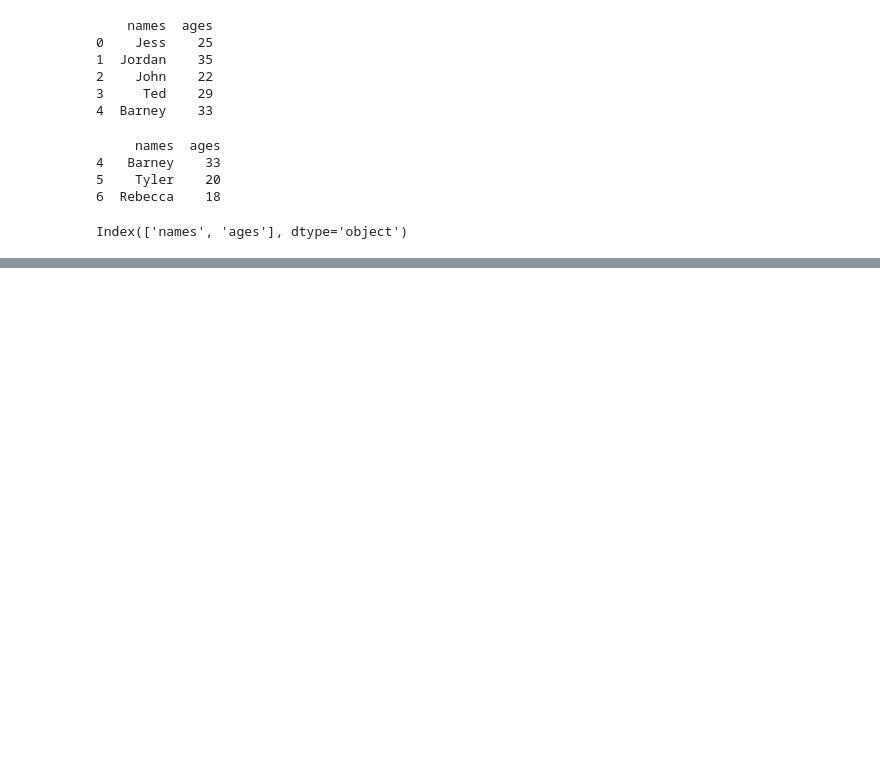
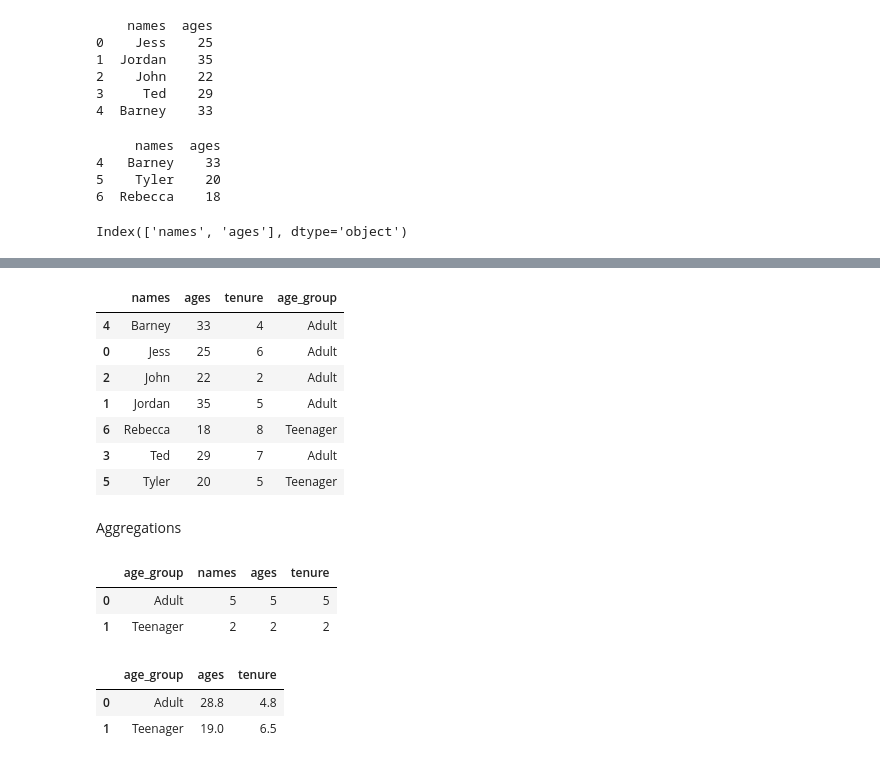
Before and after one commit to agarwalkirti27/python_bootcamp_Milliken, a Jupyter notebook: week10.ipynb, the cells around one changed output, grey strips where cells are left out. Saved outputs shown, nothing was run; the diff lists cells and outputs as text; code cells hidden in the pictures; blank space fills up the shorter version.

```diff
--- a/week10.ipynb
+++ b/week10.ipynb
@@ -164,0 +252,42 @@ Index(['names', 'ages'], dtype='object')
+# %%
+#apply() Feature engineering
+
+#feature engineering a column from known data using a UDF(user defined function)
+
+def ageGroup(age):
+    return "Teenager" if age < 21 else "Adult"
+
+df["age_group"] = df["ages"].apply(ageGroup)
+df.head(10)
+
+# Note When you need to apply a value based on multiple columns, you must set
+# the axis = 1.
+# %% [output]
+|  | names | ages | tenure | age_group |
+| 4 | Barney | 33 | 4 | Adult |
+| 0 | Jess | 25 | 6 | Adult |
+| 2 | John | 22 | 2 | Adult |
+| 1 | Jordan | 35 | 5 | Adult |
+| 6 | Rebecca | 18 | 8 | Teenager |
+| 3 | Ted | 29 | 7 | Adult |
+| 5 | Tyler | 20 | 5 | Teenager |
+# %% [markdown]
+Aggregations
+# %%
+#groupby()
+
+#grouping the records together into a count to check records in each age group
+df.groupby("age_group", as_index = False).count().head()
+# %% [output]
+|  | age_group | names | ages | tenure |
+| 0 | Adult | 5 | 5 | 5 |
+| 1 | Teenager | 2 | 2 | 2 |
+# %%
+#mean()
+#grouping the data to see average of columns
+
+df.groupby("age_group", as_index = False).mean().head()
+# %% [output]
+|  | age_group | ages | tenure |
+| 0 | Adult | 28.8 | 4.8 |
+| 1 | Teenager | 19.0 | 6.5 |
```
Also changed, not shown: parts of 20 cells of this notebook, 1 other file.
